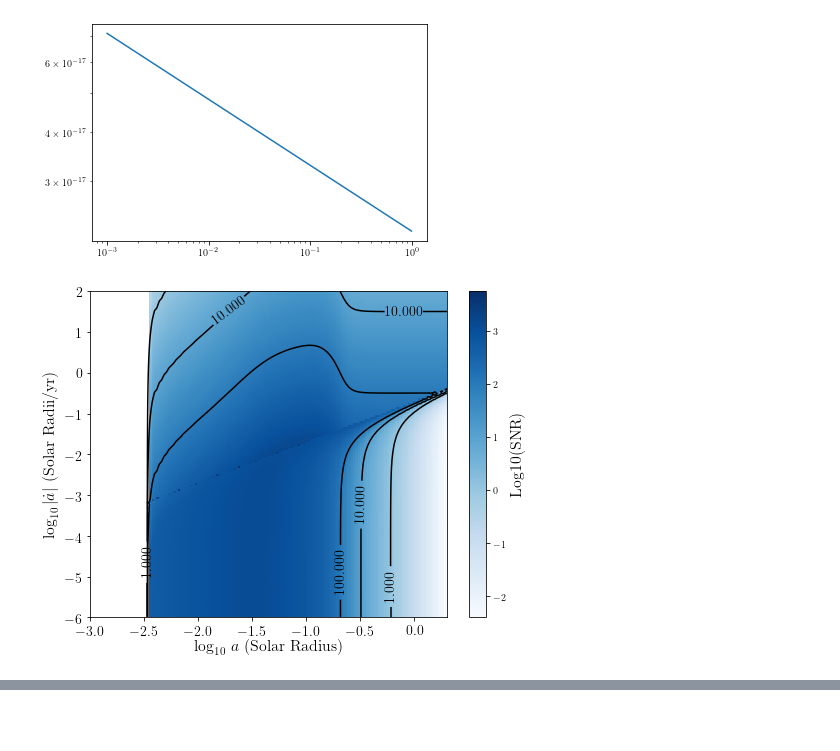
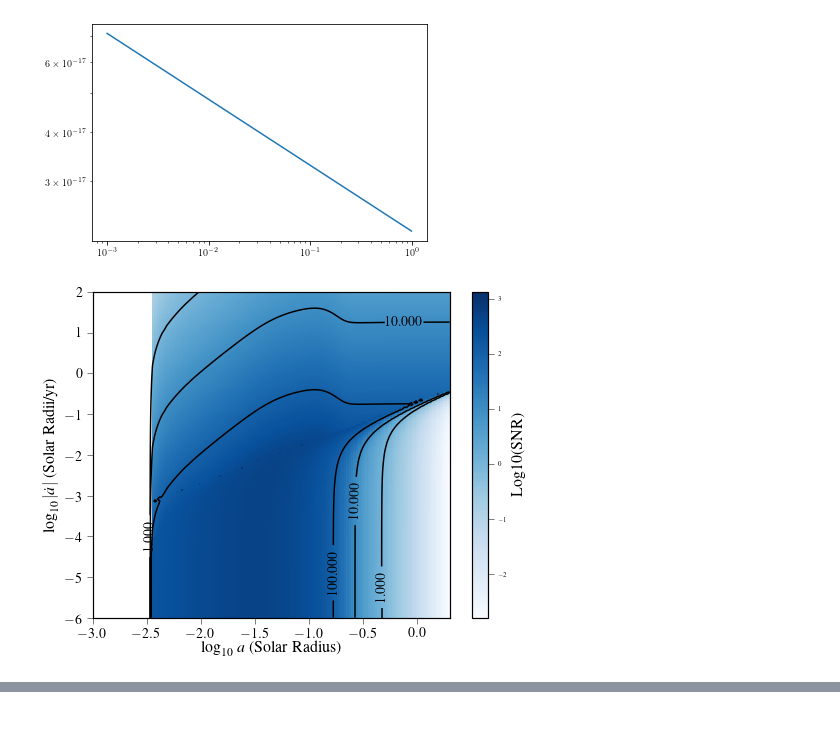
Before and after one commit to tcallister/LISA-and-CE-Evolution, a Jupyter notebook: SNR_grid.ipynb, the cells around one changed output, grey strips where cells are left out. Saved outputs shown, nothing was run; the diff lists cells and outputs as text; code cells hidden in the pictures.

```diff
--- a/SNR_grid.ipynb
+++ b/SNR_grid.ipynb
@@ -163,11 +148,29 @@ plt.savefig('./SNRs.pdf')
+# %%
+def Mc(m1,m2):
+    Mtot = m1+m2
+    eta = (m1*m2)/np.power(m1+m2,2.)
+    return np.power(eta,3./5.)*Mtot
+
+def fdotGW_from_fGW_Mc(f_gw,Mc):
+    return (96./5.)*np.power(np.pi,8./3.)*np.power(G*Mc*Msun/c**3.,5./3.)*f_gw**(11./3.)
+
+def amp_from_fGW_mass_dist(f_gw,m1,m2,D):
+    Mtot = m1+m2
+    eta = (m1*m2)/np.power(m1+m2,2.)
+    return (4./(D*kpc))*eta*np.power(G*Mtot*Msun/c**2.,5./3.)*np.power(np.pi*f_gw/c,2./3.)
+
+def a_from_fGW_mass(f_gw,m1,m2):
+    return np.power(G*(m1+m2)*Msun/(np.pi*f_gw)**2,1./3.)
 # %%
 def snr_from_a_adot(a0,adot):
 
     a0 = Rsun*a0
     adot = adot*Rsun/year
 
-    # Separation (s)
+    # Choose a fiducial distance
     D = 3*kpc
+
+    # Final separation after mission lifetime
     a_final = max(0.0*Rsun,a0+adot*5.*year)
 
     # Binary mass
@@ -182,9 +185,9 @@ def snr_from_a_adot(a0,adot):
         f_final = (1./np.pi)*np.sqrt(G*m/a_final**3.)
 
     # Get fourier-domain amplitudes
-    fourier_freqs = np.arange(f0,f_final,(f_final-f0)/100.)
-    amp_at_f = (4./D)*np.power(G*Msun/c**2.,5./3.)*np.power(np.pi*fourier_freqs/c,2./3.)
-    sep_at_f = np.power(G*Msun/(np.pi*fourier_freqs)**2,1./3.)
+    fourier_freqs = np.arange(f0,f_final,(f_final-f0)/300.)
+    amp_at_f = amp_from_fGW_mass_dist(fourier_freqs,0.5,0.8,3.)
+    sep_at_f = a_from_fGW_mass(fourier_freqs,0.5,0.8)
     fdot_at_f = -(3./(2.*np.pi))*np.sqrt(G*Msun)*np.power(sep_at_f,-5./2.)*(adot)
     hf = amp_at_f/np.sqrt(fdot_at_f)
 
@@ -277,23 +280,23 @@ plt.show()
 # %%
 a_orbs = np.linspace(-3.,0.3,150)
 adot_orbs = np.linspace(-6,2,160)
 rhos = np.zeros((a_orbs.size,adot_orbs.size))
-for i in range(a_orbs.size):
+for i in tqdm(range(a_orbs.size)):
     for j in range(adot_orbs.size):
         rhos[i,j] = snr_from_a_adot(10.**a_orbs[i],-10.**adot_orbs[j])
 
 fig,ax = plt.subplots(figsize=(8,6))
 PS = ax.pcolormesh(a_orbs,adot_orbs,np.log10(rhos).T,cmap='Blues')
 CS = ax.contour(a_orbs,adot_orbs,rhos.T,levels=[1,10,100],colors='black')
 ax.clabel(CS, inline=1, fontsize=14)
 ax.set_xlabel(r'$\log_{10} \,a$ (Solar Radius)',fontsize=16)
 ax.set_ylabel(r'$\log_{10} |\dot a|$ (Solar Radii/yr)',fontsize=16)
 ax.tick_params(labelsize=14)
 cb = fig.colorbar(PS)
 cb.set_label(label="Log10(SNR)",fontsize=16)
 #plt.savefig('./SNRs.pdf')
 # %% [output]
-[figure, old version]
+[figure, new version]
 # %%
 c=2.99792458*(10**8)
 G=6.67428*(10**(-11))
```
Also changed, not shown: parts of 15 cells of this notebook, 1 other file.
